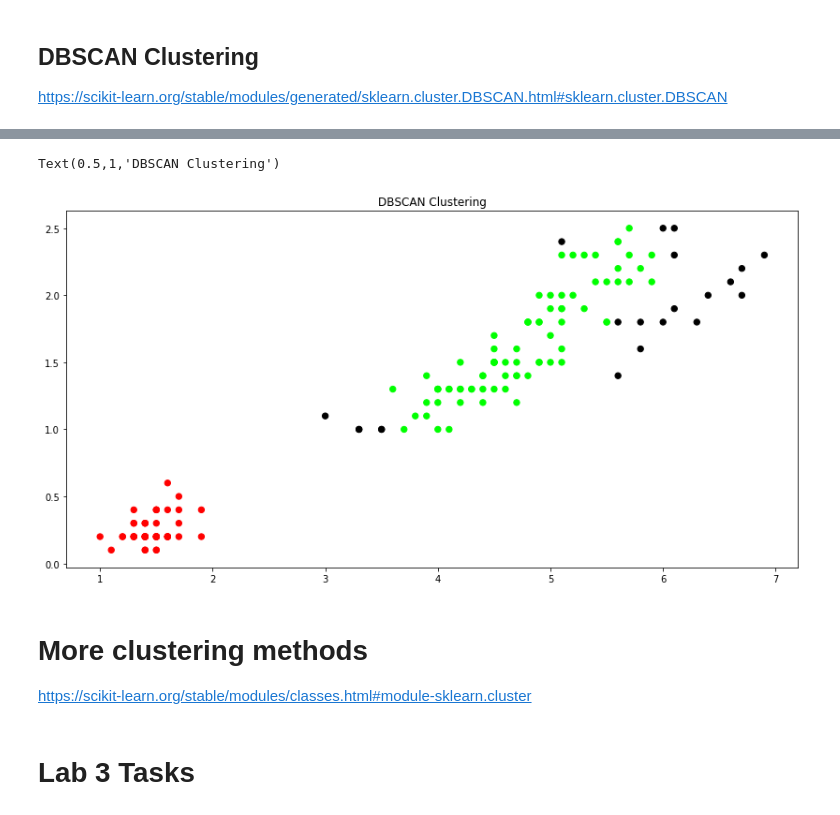
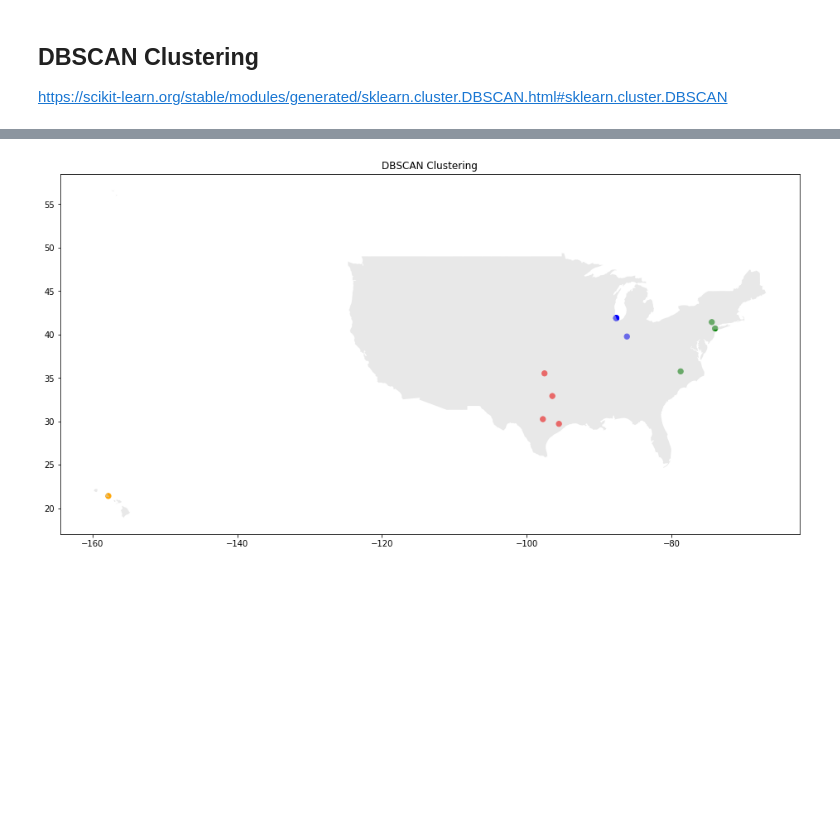
Before and after one commit to meiliuwu/Spatiotemporal-Data-Analysis-Visualization, a Jupyter notebook: Scikit-learn-clustering/K-Means_and_DBSCAN.ipynb, the cells around one changed output, grey strips where cells are left out. Cells and saved outputs as stored; diff of their text form; code cells hidden in the pictures; blank space fills up the shorter version.

Commit message:
Updates scikit-learn and tweets collection with coordinates

```diff
--- a/Scikit-learn-clustering/K-Means_and_DBSCAN.ipynb
+++ b/Scikit-learn-clustering/K-Means_and_DBSCAN.ipynb
@@ -201,0 +253,3 @@ print (first) # (GeoJSON format)
+# %%
+import ast
+first = ast.literal_eval(first)
@@ -213,7 +274,7 @@ print (type(shp_geom))
 # Reading JSON
 # %%
 import json
-filename="geotweets.json" # change to your own tweet data
+filename="geotweets_0311_CaptainMarvel_all.json" # geo: all over the world
 #Read JSON data into the datastore variable
 if filename:
     with open(filename, 'r') as f:
@@ -269,0 +323,3 @@ print(df.head(5))
+# %%
+for i in range(len(pWithinUS)):
+    print(pWithinUS[i].x,',',pWithinUS[i].y,)
@@ -312,0 +371,12 @@ Text(0.5,1,'K-Mean Clustering')
+# %%
+a = np.array([])
+
+for i in range(len(pWithinUS)):
+    li = [pWithinUS[i].x,pWithinUS[i].y]
+    a = np.concatenate((a, li))
+
+print(a)
+
+a = np.reshape(a, (-1, 2))
+print(a)
+print(type(a))
@@ -317,25 +461,47 @@ https://scikit-learn.org/stable/modules/generated/sklearn.cluster.DBSCAN.html#sk
 import numpy as np
 from sklearn.cluster import DBSCAN
 from sklearn import metrics
+from shapely.geometry import shape
+import fiona
 
-# import some data to play with
-iris = datasets.load_iris()
-attributes = pd.DataFrame(iris.data)
-attributes.columns = ['Sepal_Length','Sepal_Width','Petal_Length','Petal_Width']
-# subset the data with only 2 columns
-attributes=attributes[['Petal_Length','Petal_Width']]
+attributes = pd.DataFrame(a)
+attributes.columns = ['lon','lat']
 print(attributes.head(10)) # check the data
 
 # Compute DBSCAN
-model = DBSCAN(eps=0.3, min_samples=10)
+model = DBSCAN(eps=7, min_samples=2) # I consider at least 2 points to be a cluster
 db=model.fit(attributes)
 print(db.labels_) #Cluster labels for each point in the dataset given to fit(). Noisy samples are given the label -1.
 
 #Visualise the classifier results
 # Set the size of the plot
-plt.figure(figsize=(14,7))
+fig=plt.figure(figsize=(16,8))
 # Create a colormap
-colormap = np.array(['red',"lime",'black']) # more color choices https://matplotlib.org/examples/color/colormaps_reference.html
-plt.scatter(attributes.Petal_Length, attributes.Petal_Width, c=colormap[db.labels_], s=40)
+colormap = np.array(['red',"green",'blue','orange']) # more color choices https://matplotlib.org/examples/color/colormaps_reference.html
+plt.scatter(attributes.lon, attributes.lat, c=colormap[db.labels_], s=40)
 plt.title('DBSCAN Clustering')
+
+# plot shapefile
+c = fiona.open('cb_2017_us_nation_20m_pro.shp')
+pol = c[0]
+geom = shape(pol['geometry'])
+
+axs = fig.add_subplot(111)
+
+for i in range(len(geom)):
+    #exterior coordinates split into two arrays, xs and ys
+    # which is how matplotlib will need for plotting
+
+    if i in [78,6,7,8,9,10,12,13,14]: #only show the main U.S. continent
+        xs, ys = geom[i].exterior.xy
+        #plot it
+        axs.fill(xs, ys, alpha=0.5, fc='lightgrey', ec='none')
+
+# 3 clusters - r,g,b.
+# 1 point is noisy from Hawaii - orange
+
+# some points are so close to each other that they are overlapped (blue points)
+# 4 red points are in the mid, south areas
+# 4 blue points are in the northeast areas
+# 3 green points are in the east coast
 # %% [output]
@@ -360,7 +520 @@ plt.title('DBSCAN Clustering')
-Text(0.5,1,'DBSCAN Clustering')
-[figure, old version]
+[figure, new version]
-# %% [markdown]
-# More clustering methods
-https://scikit-learn.org/stable/modules/classes.html#module-sklearn.cluster
-# %% [markdown]
-# Lab 3 Tasks
```
Also changed, not shown: parts of 57 cells of this notebook, 11 other files.
